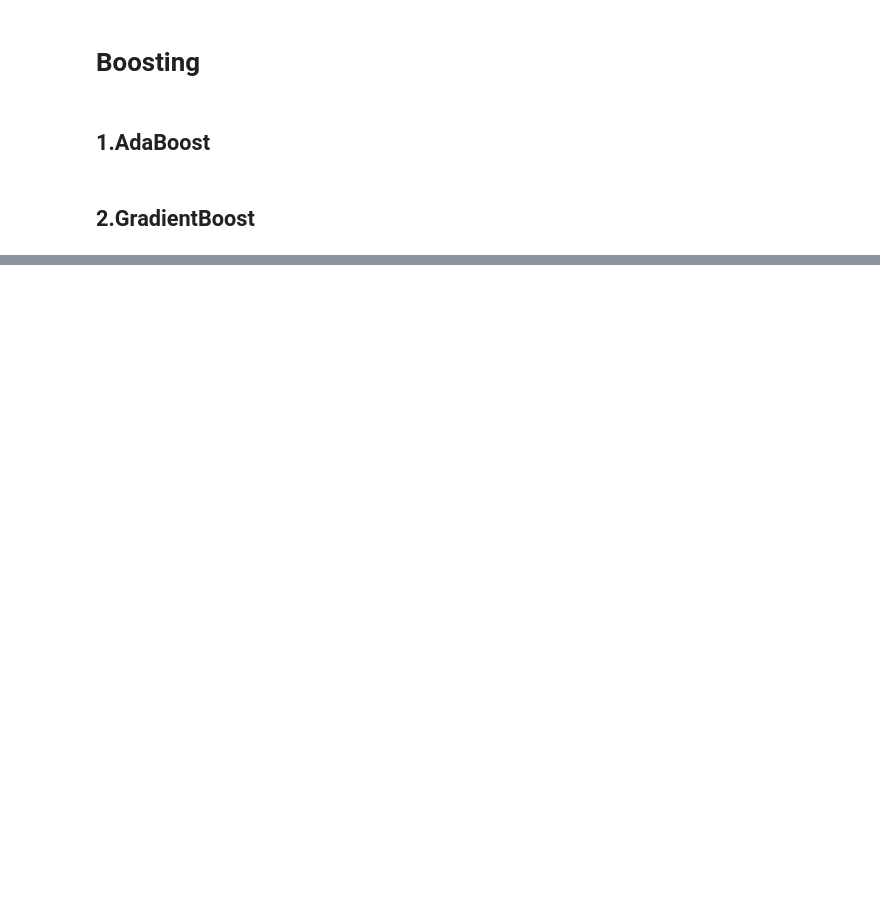
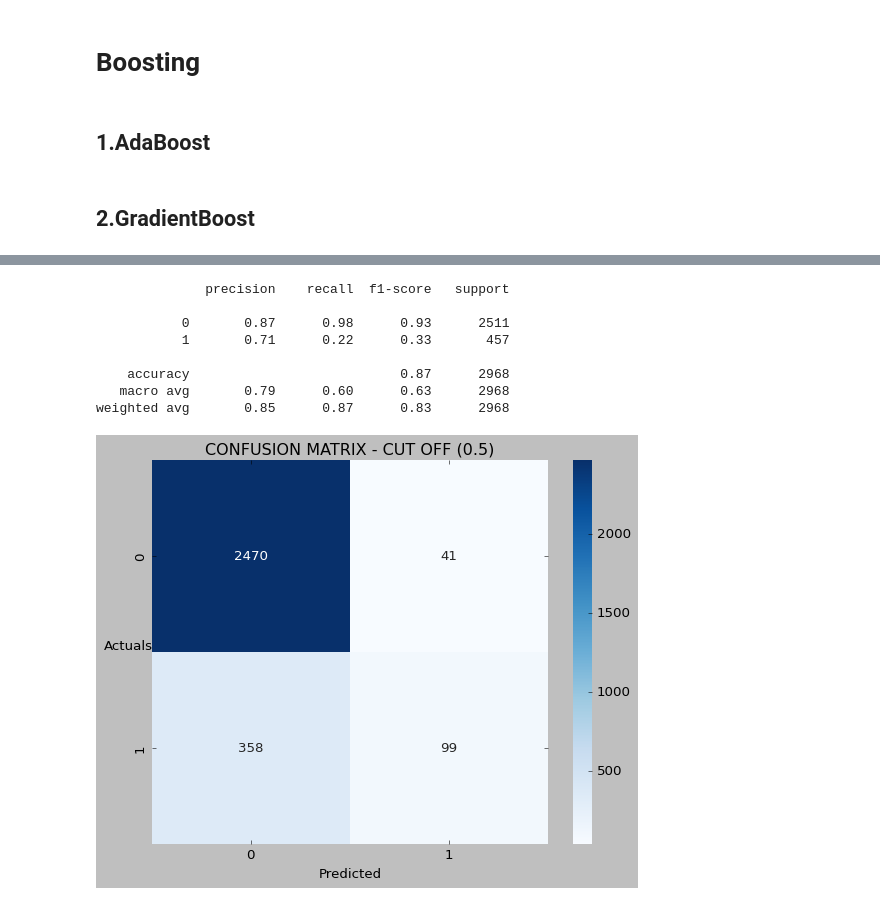
Before and after one commit to KomalKashani/CLASS_NOTES, a Jupyter notebook: Machine Learning/Classification Models/KNN_RandomForest_EsembleModels(BaggingandBoosting)/KNN_RandomForest_EnsembleModels(BaggingAndBoosting).ipynb, the cells around one changed output, grey strips where cells are left out. Saved outputs shown, nothing was run; the diff lists cells and outputs as text; code cells hidden in the pictures; blank space fills up the shorter version.

```diff
--- a/Machine Learning/Classification Models/KNN_RandomForest_EsembleModels(BaggingandBoosting)/KNN_RandomForest_EnsembleModels(BaggingAndBoosting).ipynb
+++ b/Machine Learning/Classification Models/KNN_RandomForest_EsembleModels(BaggingandBoosting)/KNN_RandomForest_EnsembleModels(BaggingAndBoosting).ipynb
@@ -784,0 +905,2 @@ print(metrics.classification_report(y_test, GB_model_grid_y_test_predict))
+# %%
+KNN = KNeighborsClassifier()
@@ -784,0 +911,21 @@ print(metrics.classification_report(y_test, GB_model_grid_y_test_predict))
+# %%
+KNN_y_train_predict = KNN.predict(x_train)
+KNN_y_test_predict = KNN.predict(x_test)
+# %%
+sns.heatmap((metrics.confusion_matrix(y_train,KNN_y_train_predict)),annot=True,fmt='.5g'
+            ,cmap='Blues');
+plt.xlabel('Predicted');
+plt.ylabel('Actuals',rotation=0);
+plt.title('CONFUSION MATRIX - CUT OFF (0.5)')
+
+print(metrics.classification_report(y_train, KNN_y_train_predict))
+# %% [output]
+              precision    recall  f1-score   support
+
+           0       0.87      0.98      0.93      2511
+           1       0.71      0.22      0.33       457
+
+    accuracy                           0.87      2968
+   macro avg       0.79      0.60      0.63      2968
+weighted avg       0.85      0.87      0.83      2968
+[figure, added]
```
Also changed, not shown: parts of 81 cells of this notebook, 2 other files.
